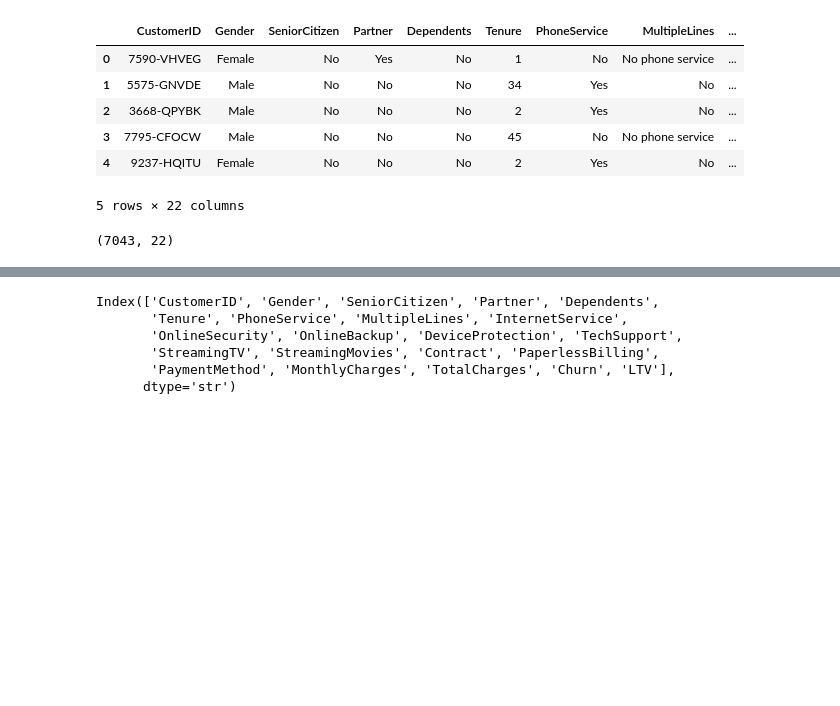
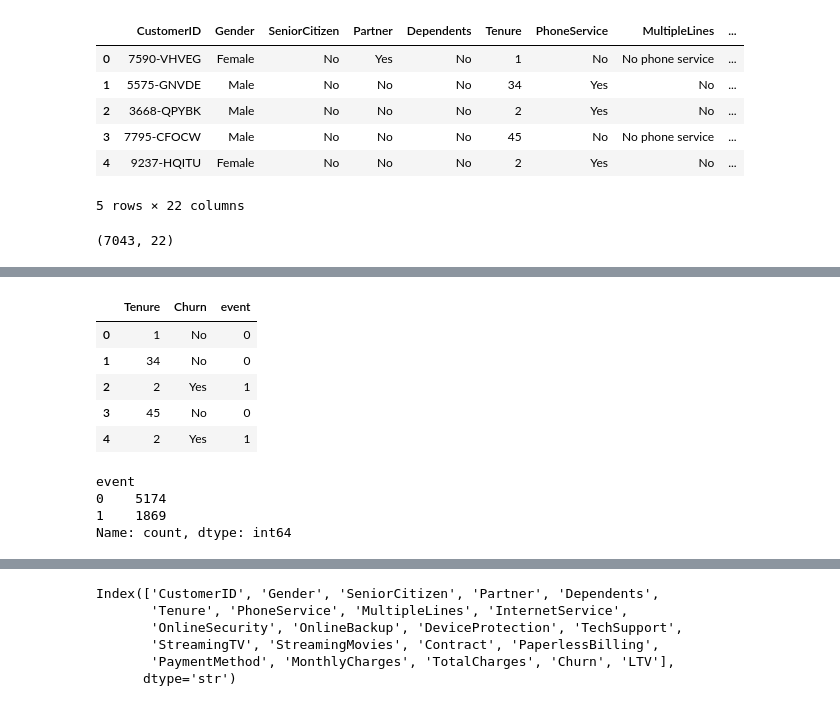
Before and after one commit to AbhijithAJ3/customer-churn-ltv, a Jupyter notebook: notebooks/04_ltv_modeling.ipynb, the cells around one changed output, grey strips where cells are left out. Cells and saved outputs as stored; diff of their text form; code cells hidden in the pictures; blank space fills up the shorter version.

```diff
--- a/notebooks/04_ltv_modeling.ipynb
+++ b/notebooks/04_ltv_modeling.ipynb
@@ -20,0 +52,19 @@ df.shape
+# %%
+survival_df = df[["Tenure", "Churn"]].copy()
+survival_df["event"] = (survival_df["Churn"] == "Yes").astype(int)
+
+survival_df.head()
+# %% [output]
+|  | Tenure | Churn | event |
+| 0 | 1 | No | 0 |
+| 1 | 34 | No | 0 |
+| 2 | 2 | Yes | 1 |
+| 3 | 45 | No | 0 |
+| 4 | 2 | Yes | 1 |
+# %%
+survival_df["event"].value_counts()
+# %% [output]
+event
+0    5174
+1    1869
+Name: count, dtype: int64
```
Also changed, not shown: parts of 26 cells of this notebook.
